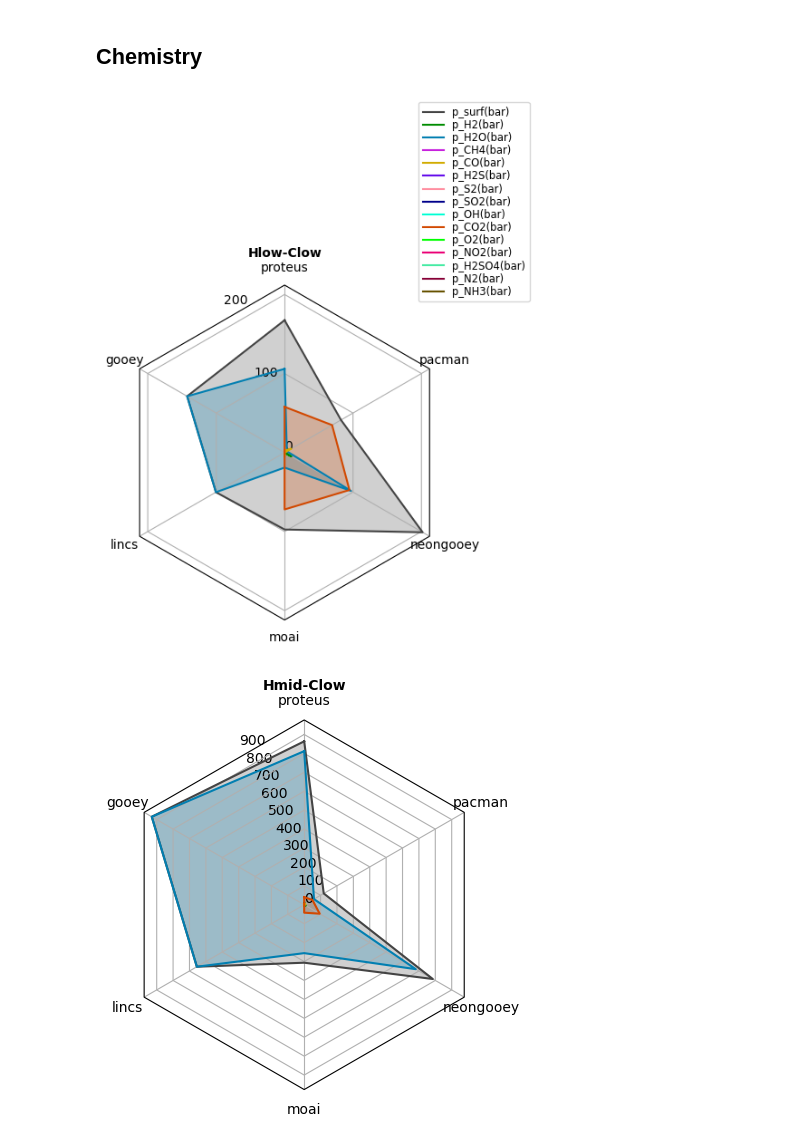
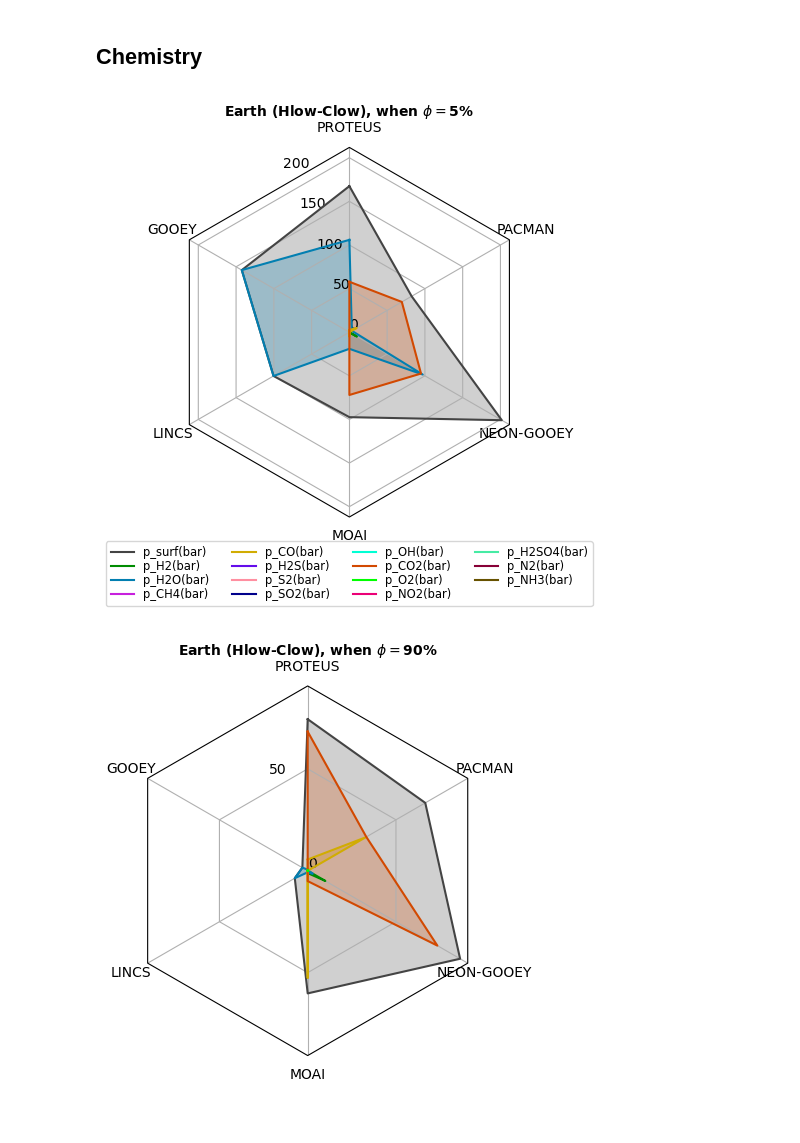
Before and after one commit to lena-noack/chili, a Jupyter notebook: intercomparison/analysis_solarsystem/grids.ipynb, the cells around one changed output. Saved outputs shown, nothing was run; the diff lists cells and outputs as text; code cells hidden in the pictures.

```diff
--- a/intercomparison/analysis_solarsystem/grids.ipynb
+++ b/intercomparison/analysis_solarsystem/grids.ipynb
@@ -67,13 +123,15 @@ ages_yr = {k: (ages_Ga["CAI"] - v ) * 1e9 - t_ini for k, v in ages_Ga.items()}
 fig,ax = plt.subplots(1,1, figsize=(7,4))
 
 xkey = "t(yr)"
-ykey = "T_surf(K)"
+ykey = "phi(vol_frac)"
 planet = "earth"
+
+controls = ["evo", "Hmid"]
 
 txts = []
 
-ymax = 3250.0
-ymin = 2000.0
+ymax = 1
+ymin = 0
 for m in models:
     print(m)
     d = models_data[m][planet]
@@ -81,10 +139,7 @@ for m in models:
     lbl = get_label(m)
 
     for case in d.keys():
-        if "evo" in case:
-
-            if "Hmid" not in case:
-                continue
+        if np.all([c in case for c in controls]):
 
             if "Chigh" in case:
                 sf = 1.0
@@ -129,7 +184,8 @@ ax.grid(alpha=0.3, zorder=-2)
 # legend of models
 # ax.legend(loc='upper left', bbox_to_anchor=(0, -0.2), ncols=4, frameon=False, handletextpad=0.5)
 
-ax.set_title("Planet: " + planet)
+title = r"$\bf Temperature\,evolution$" + "\n" + get_label(planet) + f" ({', '.join(controls)})"
+ax.set_title(title)
 
 adjust_text(txts)
 
@@ -264,6 +383,7 @@ fig, ax = plt.subplots(1,1, figsize=(7,4))
 
 xkey = "t(yr)"
 ykey = "phi(vol_frac)"
+controls = ["evo", "Hmid", "Clow"]
 
 for m in models:
     print(m)
@@ -286,7 +406,7 @@ for m in models:
 
 
         for case in d.keys():
-            if "evo" in case and "Clow" in case and "Hmid" in case:
+            if np.all([param in case for param in controls]):
 
                 x = d[case][xkey]
                 y = d[case][ykey] * 100
@@ -312,8 +432,12 @@ ax.set_xlim(left=0, right=ages_yr["GOE late"])
 ax.set_ylabel(get_label(ykey))
 ax.set_ylim(0, 100)
 
+ax.set_title(get_label(planet) + f" ({", ".join(controls)})")
 ax.grid(alpha=0.3, zorder=-2)
 
+title = r"$\bf Solidification\,of\,Earth\,vs\,Venus$" + "\n" + f"({', '.join(controls)})"
+ax.set_title(title)
+
 plt.show()
 # %% [output]
 proteus
@@ -422,9 +546,7 @@ radar_vars = ["p_surf(bar)"]
 radar_vars.extend([f"p_{gas}(bar)" for gas in gas_list])
 N = len(models)
 
-phi_compare = 0.05
-
-def plot_radar(case, legend=True):
+def plot_radar(case, phi_compare, legend=True):
 
     theta = radar_factory(N, frame='polygon')
 
@@ -433,44 +555,49 @@ def plot_radar(case, legend=True):
     # fig.subplots_adjust(wspace=0.25, hspace=0.20, top=0.85, bottom=0.05)
 
 
-    ax.set_title(case, weight='bold', size='medium', position=(0.5, 1.1),
+    title = get_label(planet) + f" ({case})" + r", when $\phi=$" + f"{phi_compare*100:.0f}%"
+    ax.set_title(title, weight='bold', size='medium', position=(0.5, 1.1),
                     horizontalalignment='center', verticalalignment='center')
 
     case_data = []
     for m in models:
         dat = models_data[m]["earth"][case+"-evo"]
         vals = []
 
         idx = np.argmin(np.abs(dat["phi(vol_frac)"] - phi_compare))
 
         for var in radar_vars:
             try:
                 val = dat[var].iloc[idx]
             except KeyError:
                 val = 0
             if np.isfinite(val):
                 vals.append(val)
             else:
                 vals.append(0)
         case_data.append(vals)
     case_data = np.array(case_data).T
 
-    ticks = np.arange(0,np.amax(case_data),100)
+    dt = 50
+    if np.amax(case_data) > 500:
+        dt = 100
+    ticks = np.arange(0,np.amax(case_data),dt)
     ax.set_rgrids(ticks)
 
     for k,d in zip(radar_vars,case_data):
         ax.plot(theta, d, color=get_color(k))
         ax.fill(theta, d, facecolor=get_color(k), alpha=0.25, label='_nolegend_')
-    ax.set_varlabels(models)
+    ax.set_varlabels([get_label(model) for model in models])
 
     # add legend relative to top-left plot
     if legend:
-        ax.legend(radar_vars, loc=(0.9, .95), labelspacing=0.1, fontsize='small')
+        ax.legend(radar_vars, bbox_to_anchor=(0.5, -0.05), loc='upper center',  ncols=4,
+                    labelspacing=0.1, fontsize='small', )
 
     plt.show()
 
-plot_radar("Hlow-Clow", legend=True)
-plot_radar("Hmid-Clow", legend=False)
+plot_radar("Hlow-Clow", 0.05, legend=True)
+plot_radar("Hlow-Clow", 0.90, legend=False)
 # %% [output]
-[figure, old version]
+[figure, new version]
-[figure, old version]
+[figure, new version]
```
Also changed, not shown: parts of 7 cells of this notebook.
